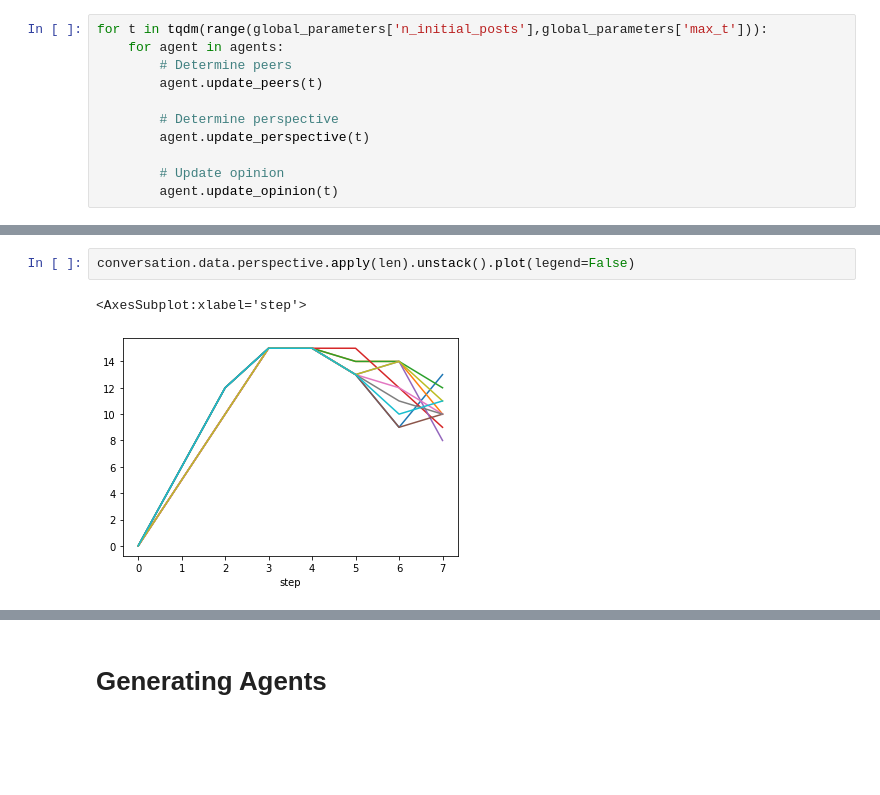
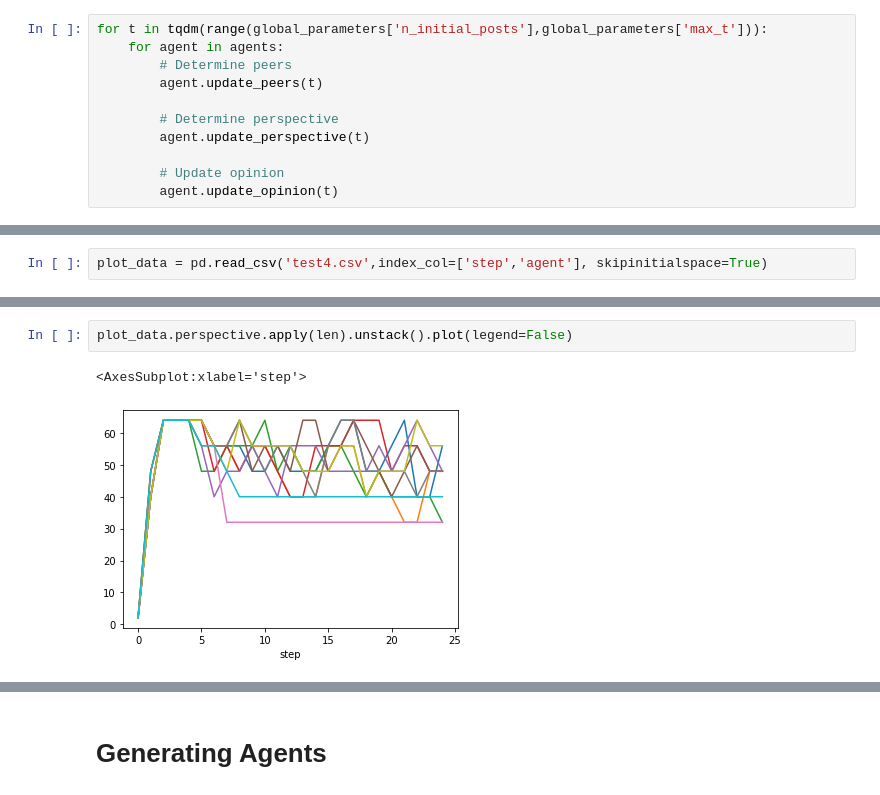
Before and after one commit to debatelab/ada-simulation, a Jupyter notebook: belief-dynamics_with_lms.ipynb, the cells around one changed output, grey strips where cells are left out. Saved outputs shown, nothing was run; the diff lists cells and outputs as text; blank space fills up the shorter version.

```diff
--- a/belief-dynamics_with_lms.ipynb
+++ b/belief-dynamics_with_lms.ipynb
@@ -278,0 +185,2 @@ for t in tqdm(range(global_parameters['n_initial_posts'],global_parameters['max_
+# %%
+plot_data = pd.read_csv('test4.csv',index_col=['step','agent'], skipinitialspace=True)
@@ -294,6 +212,6 @@ conversation.data.peers.apply(len).unstack().plot(legend=False)
 # %%
-conversation.data.perspective.apply(len).unstack().plot(legend=False)
+plot_data.perspective.apply(len).unstack().plot(legend=False)
 # %% [output]
 <AxesSubplot:xlabel='step'>
-[figure, old version]
+[figure, new version]
 # %%
```
Also changed, not shown: parts of 25 cells of this notebook, 14 other files.
